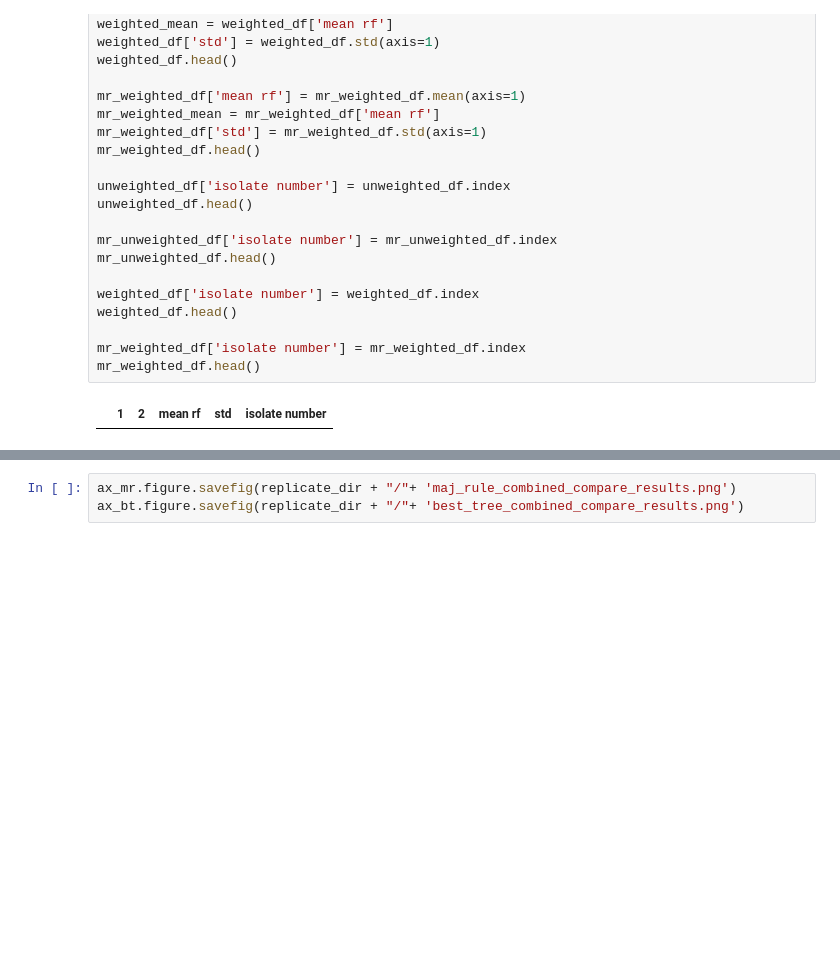
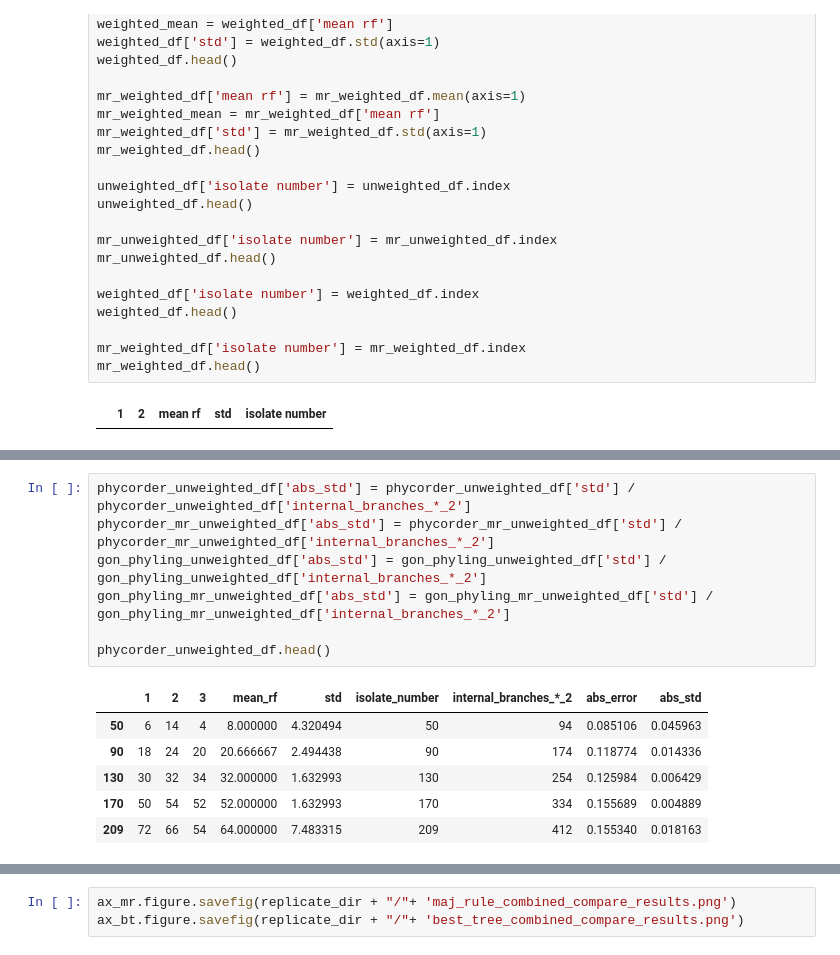
Before and after one commit to jtfield/tree_and_snp_analyses, a Jupyter notebook: tree_compare_fig.ipynb, the cells around one changed output, grey strips where cells are left out. Cells and saved outputs as stored; diff of their text form; blank space fills up the shorter version.

```diff
--- a/tree_compare_fig.ipynb
+++ b/tree_compare_fig.ipynb
@@ -841,3 +845,17 @@ phycorder_unweighted_df.head()
+# %%
+phycorder_unweighted_df['abs_std'] = phycorder_unweighted_df['std'] / phycorder_unweighted_df['internal_branches_*_2']
+phycorder_mr_unweighted_df['abs_std'] = phycorder_mr_unweighted_df['std'] / phycorder_mr_unweighted_df['internal_branches_*_2']
+gon_phyling_unweighted_df['abs_std'] = gon_phyling_unweighted_df['std'] / gon_phyling_unweighted_df['internal_branches_*_2']
+gon_phyling_mr_unweighted_df['abs_std'] = gon_phyling_mr_unweighted_df['std'] / gon_phyling_mr_unweighted_df['internal_branches_*_2']
+
+phycorder_unweighted_df.head()
+# %% [output]
+|  | 1 | 2 | 3 | mean_rf | std | isolate_number | internal_branches_*_2 | abs_error | abs_std |
+| 50 | 6 | 14 | 4 | 8.000000 | 4.320494 | 50 | 94 | 0.085106 | 0.045963 |
+| 90 | 18 | 24 | 20 | 20.666667 | 2.494438 | 90 | 174 | 0.118774 | 0.014336 |
+| 130 | 30 | 32 | 34 | 32.000000 | 1.632993 | 130 | 254 | 0.125984 | 0.006429 |
+| 170 | 50 | 54 | 52 | 52.000000 | 1.632993 | 170 | 334 | 0.155689 | 0.004889 |
+| 209 | 72 | 66 | 54 | 64.000000 | 7.483315 | 209 | 412 | 0.155340 | 0.018163 |
 # %%
 same_graph_mr = pd.concat([phycorder_mr_unweighted_df['abs_error'], gon_phyling_mr_unweighted_df['abs_error']], axis=1, keys=['phycord_abs_error', 'gon_phy_abs_error'])
 same_graph_mr['isolate_number'] = phycorder_unweighted_df['isolate_number']
```
Also changed, not shown: parts of 9 cells of this notebook.
